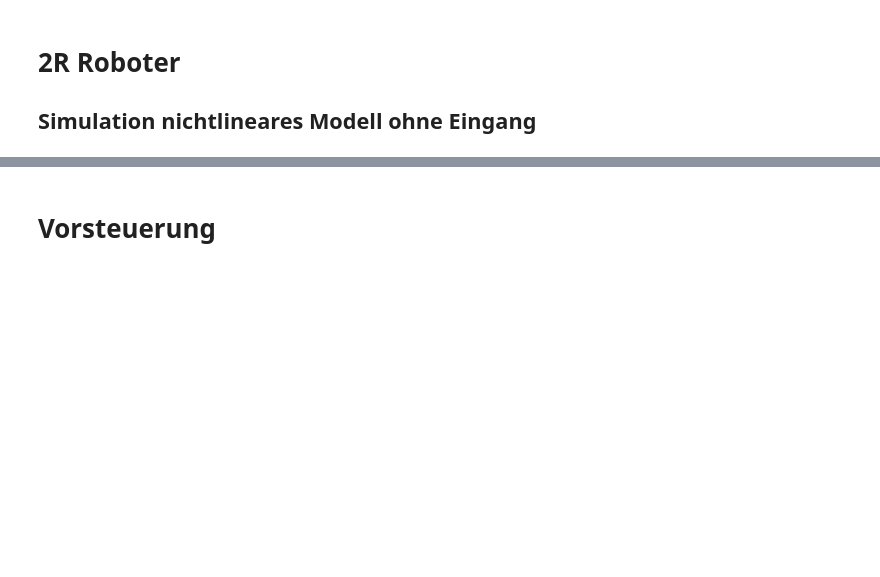
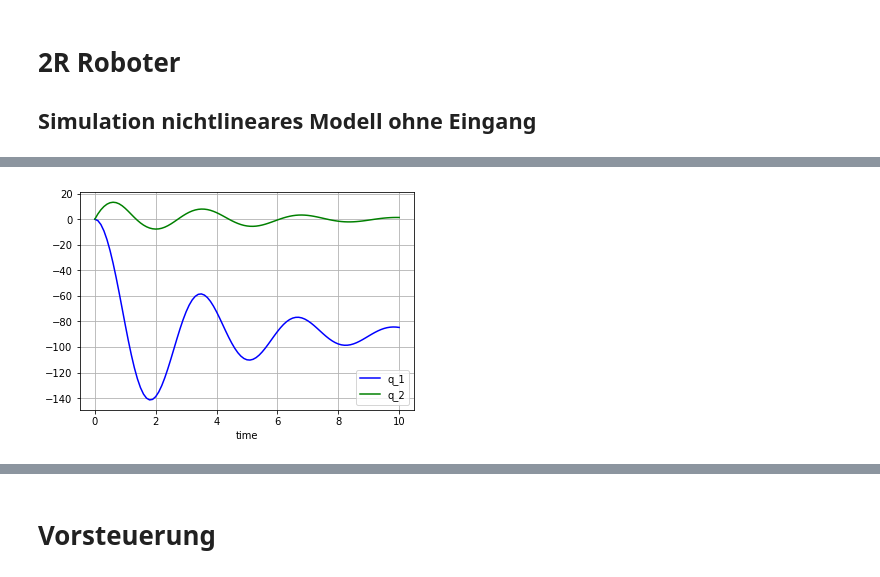
Before and after one commit to StefanKauf/RoCtr, a Jupyter notebook: Sim.ipynb, the cells around one changed output, grey strips where cells are left out. Saved outputs shown, nothing was run; the diff lists cells and outputs as text; code cells hidden in the pictures; blank space fills up the shorter version.

```diff
--- a/Sim.ipynb
+++ b/Sim.ipynb
@@ -43,7 +41,7 @@ def eingang(x,t,k=[1,1]):
 # %%
 from Model import model_nlin, model_nlin_ext
 # set the initial conditions
-x0=[-np.pi/2,0,0,np.pi/4]
+x0=[-np.pi/2*0,0,0,np.pi/4]
 
 # define the discretization points
 t_start = 0
@@ -73,3 +69,4 @@ plt.show()
+[figure, added]
 # %%
 import Animation as anim
 
```
Also changed, not shown: parts of 3 cells of this notebook, 1 other file.
